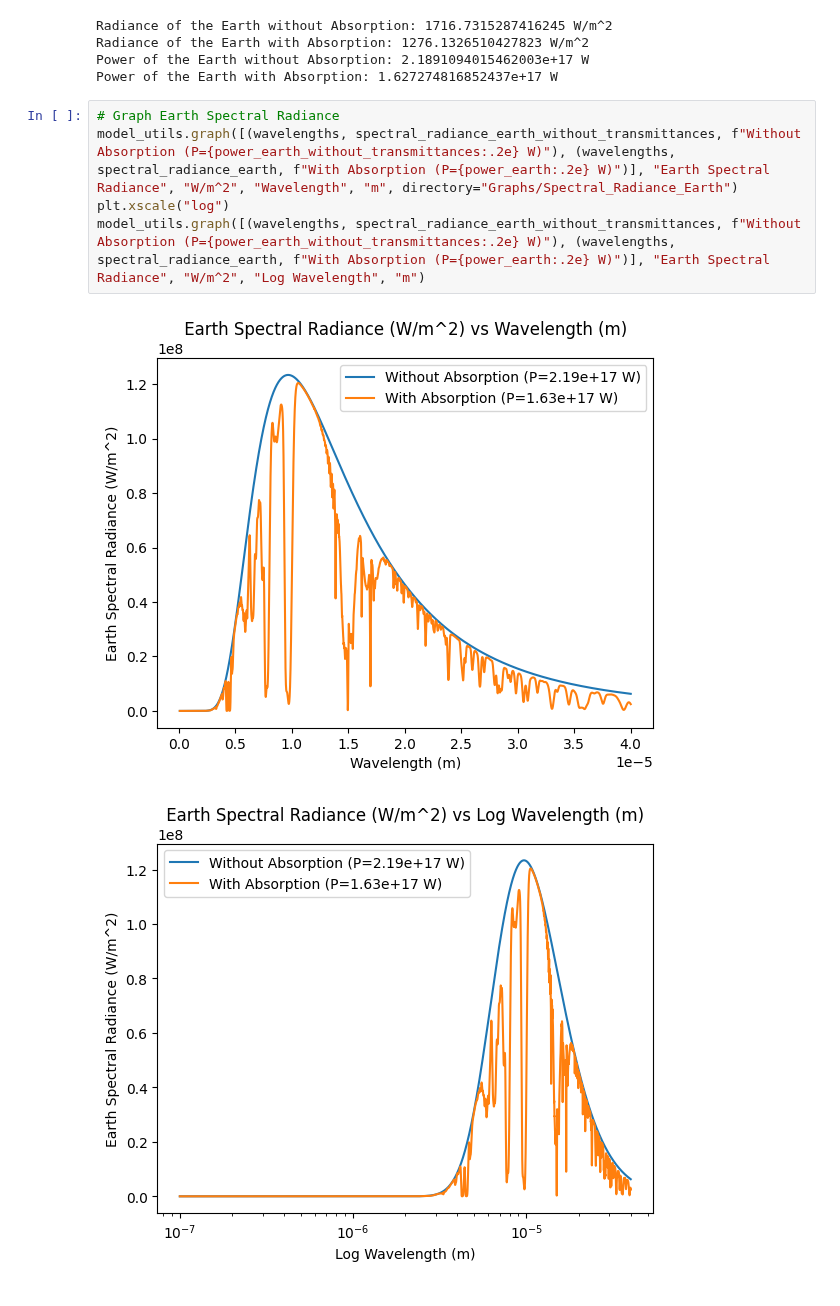
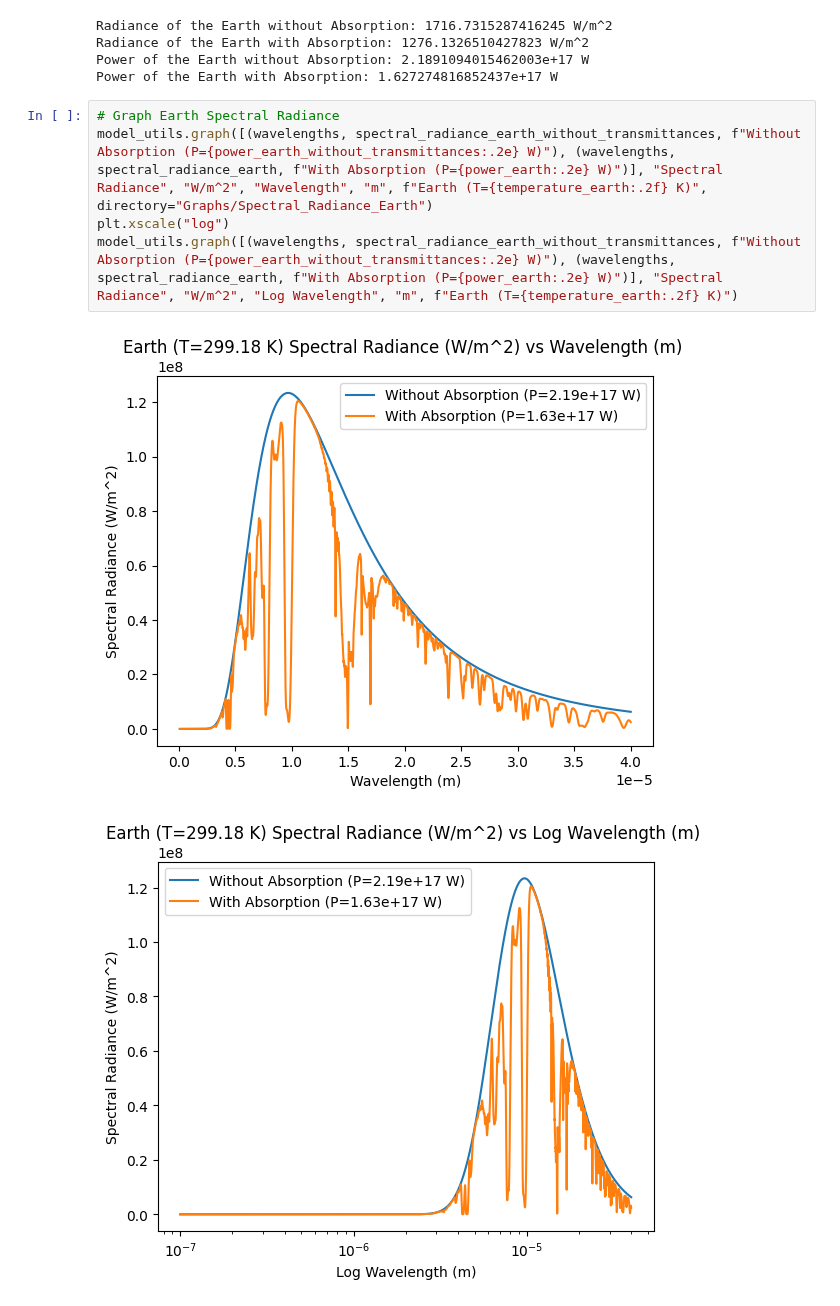
Before and after one commit to kevinthegreat1/HonorsPhysics2, a Jupyter notebook: Unit12/Model.ipynb, the cells around one changed output. Drawn from its saved outputs; the diff is of its cells as text.

Commit message:
Update graphs and add earth temperature

```diff
--- a/Unit12/Model.ipynb
+++ b/Unit12/Model.ipynb
@@ -163,12 +163,12 @@ Power of the Earth without Absorption: 2.1891094015462003e+17 W
 Power of the Earth with Absorption: 1.627274816852437e+17 W
 # %%
 # Graph Earth Spectral Radiance
-model_utils.graph([(wavelengths, spectral_radiance_earth_without_transmittances, f"Without Absorption (P={power_earth_without_transmittances:.2e} W)"), (wavelengths, spectral_radiance_earth, f"With Absorption (P={power_earth:.2e} W)")], "Earth Spectral Radiance", "W/m^2", "Wavelength", "m", directory="Graphs/Spectral_Radiance_Earth")
+model_utils.graph([(wavelengths, spectral_radiance_earth_without_transmittances, f"Without Absorption (P={power_earth_without_transmittances:.2e} W)"), (wavelengths, spectral_radiance_earth, f"With Absorption (P={power_earth:.2e} W)")], "Spectral Radiance", "W/m^2", "Wavelength", "m", f"Earth (T={temperature_earth:.2f} K)", directory="Graphs/Spectral_Radiance_Earth")
 plt.xscale("log")
-model_utils.graph([(wavelengths, spectral_radiance_earth_without_transmittances, f"Without Absorption (P={power_earth_without_transmittances:.2e} W)"), (wavelengths, spectral_radiance_earth, f"With Absorption (P={power_earth:.2e} W)")], "Earth Spectral Radiance", "W/m^2", "Log Wavelength", "m")
+model_utils.graph([(wavelengths, spectral_radiance_earth_without_transmittances, f"Without Absorption (P={power_earth_without_transmittances:.2e} W)"), (wavelengths, spectral_radiance_earth, f"With Absorption (P={power_earth:.2e} W)")], "Spectral Radiance", "W/m^2", "Log Wavelength", "m", f"Earth (T={temperature_earth:.2f} K)")
 # %% [output]
-[figure, old version]
+[figure, new version]
-[figure, old version]
+[figure, new version]
 # %%
 # Graph Solar and Earth Spectral Radiance
 plt.xlim(0, 2e-5)
```
Also changed, not shown: parts of 2 cells of this notebook, 3 other files.
